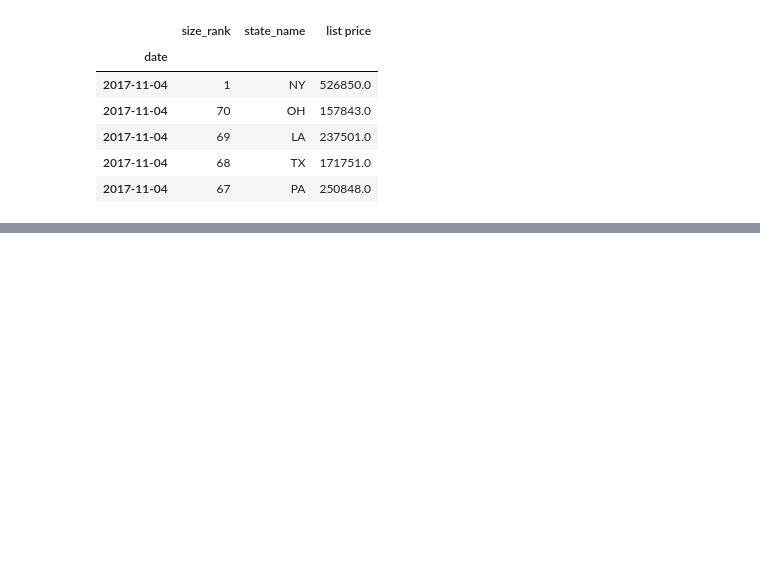
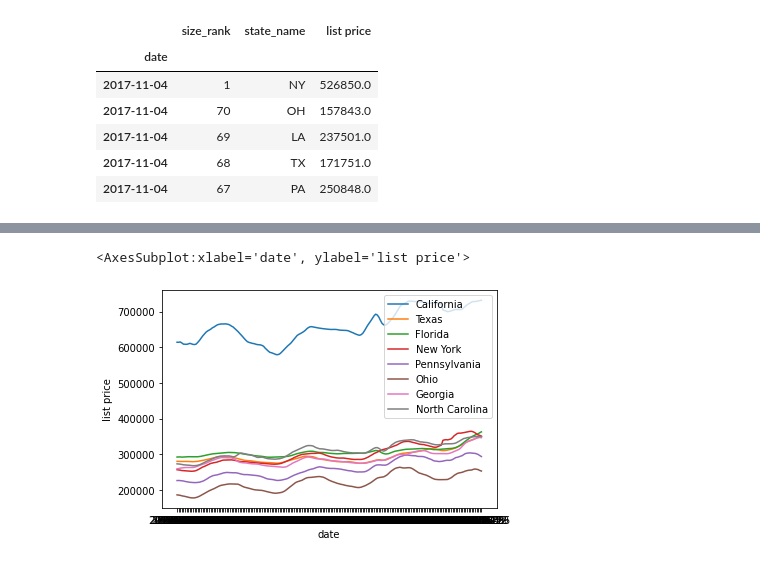
Before and after one commit to qklm/Zillow_Group_Project, a Jupyter notebook: zillow_model_states.ipynb, the cells around one changed output, grey strips where cells are left out. Saved outputs shown, nothing was run; the diff lists cells and outputs as text; code cells hidden in the pictures; blank space fills up the shorter version.

```diff
--- a/zillow_model_states.ipynb
+++ b/zillow_model_states.ipynb
@@ -300,0 +127,26 @@ Mean absolute error test set: 33331.24989583333
+# %%
+# state dataframes for mapping
+
+ca_list = state_list_dict["CA"].groupby(state_list_dict["CA"].index).mean()
+tx_list = state_list_dict["TX"].groupby(state_list_dict["TX"].index).mean()
+fl_list = state_list_dict["FL"].groupby(state_list_dict["FL"].index).mean()
+ny_list = state_list_dict["NY"].groupby(state_list_dict["NY"].index).mean()
+pa_list = state_list_dict["PA"].groupby(state_list_dict["PA"].index).mean()
+il_list = state_list_dict["IL"].groupby(state_list_dict["IL"].index).mean()
+oh_list = state_list_dict["OH"].groupby(state_list_dict["OH"].index).mean()
+ga_list = state_list_dict["GA"].groupby(state_list_dict["GA"].index).mean()
+nc_list = state_list_dict["NC"].groupby(state_list_dict["NC"].index).mean()
+mi_list = state_list_dict["MI"].groupby(state_list_dict["MI"].index).mean()
+
+ca_sale = state_sale_dict["CA"].groupby(state_sale_dict["CA"].index).mean()
+tx_sale = state_sale_dict["TX"].groupby(state_sale_dict["TX"].index).mean()
+fl_sale = state_sale_dict["FL"].groupby(state_sale_dict["FL"].index).mean()
+ny_sale = state_sale_dict["NY"].groupby(state_sale_dict["NY"].index).mean()
+pa_sale = state_sale_dict["PA"].groupby(state_sale_dict["PA"].index).mean()
+il_sale = state_sale_dict["IL"].groupby(state_sale_dict["IL"].index).mean()
+oh_sale = state_sale_dict["OH"].groupby(state_sale_dict["OH"].index).mean()
+ga_sale = state_sale_dict["GA"].groupby(state_sale_dict["GA"].index).mean()
+nc_sale = state_sale_dict["NC"].groupby(state_sale_dict["NC"].index).mean()
+mi_sale = state_sale_dict["MI"].groupby(state_sale_dict["MI"].index).mean()
+
+ca_sale
@@ -300,0 +168,18 @@ Mean absolute error test set: 33331.24989583333
+# %%
+# preliminary plotting to get a feel.
+
+import seaborn as sns
+
+sns.lineplot(data=ca_list, x="date", y="list price", label = "California")
+sns.lineplot(data=tx_list, x="date", y="list price", label = "Texas")
+sns.lineplot(data=fl_list, x="date", y="list price", label = "Florida")
+sns.lineplot(data=ny_list, x="date", y="list price", label = "New York")
+sns.lineplot(data=pa_list, x="date", y="list price", label = "Pennsylvania")
+sns.lineplot(data=oh_list, x="date", y="list price", label = "Ohio")
+sns.lineplot(data=ga_list, x="date", y="list price", label = "Georgia")
+sns.lineplot(data=nc_list, x="date", y="list price", label = "North Carolina")
+
+# california is predictably absurdly priced
+# %% [output]
+<AxesSubplot:xlabel='date', ylabel='list price'>
+[figure, added]
```
Also changed, not shown: parts of 25 cells of this notebook, 1 other file.
